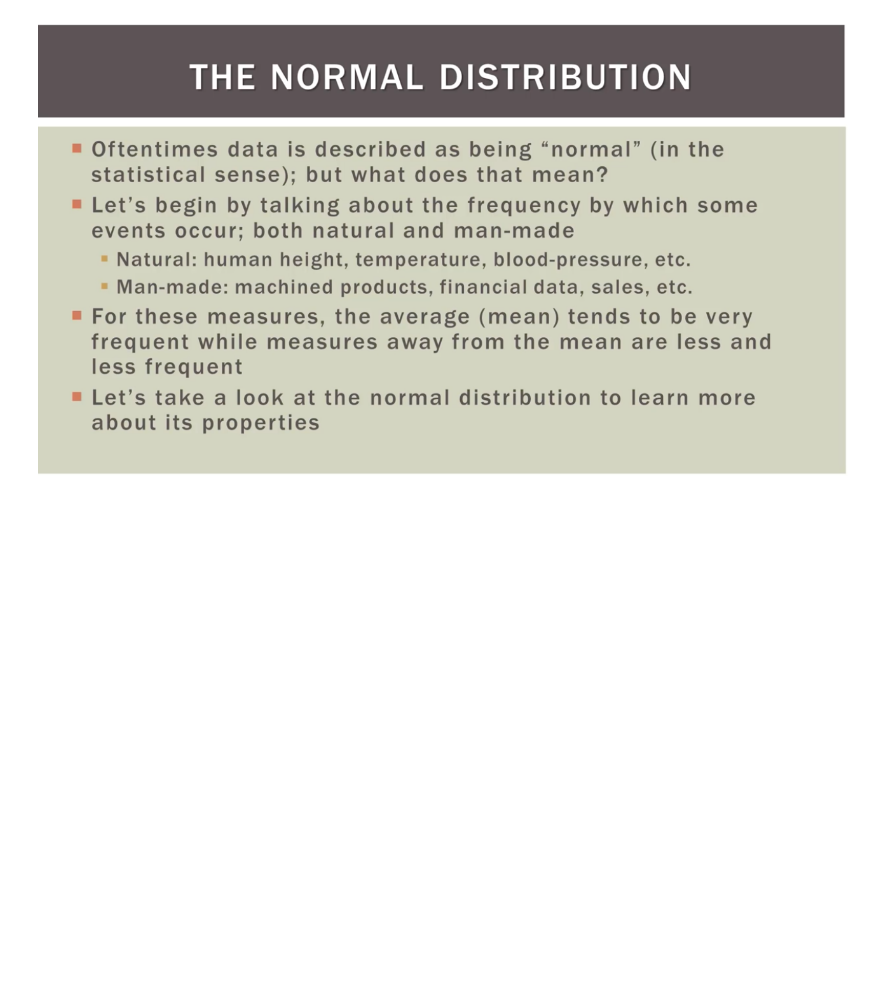
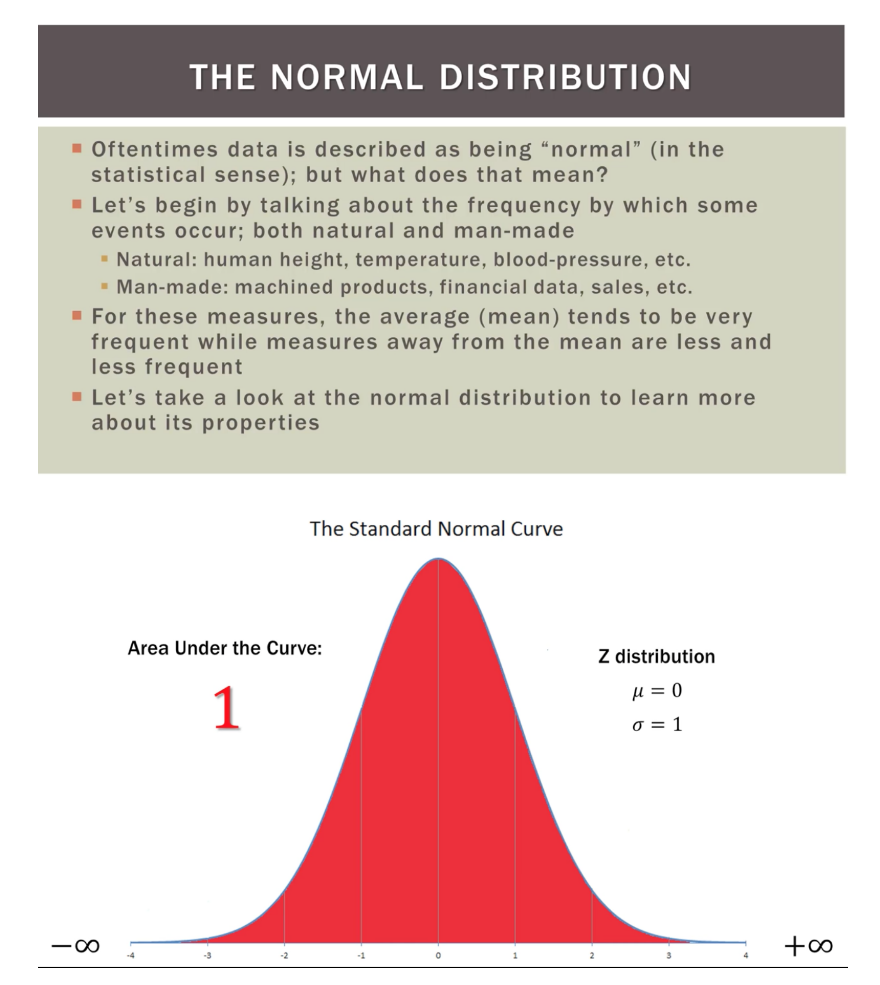
Before and after one commit to jmandivarapu1/Statistics_Python_ML, a Jupyter notebook: 04.Normal Distrubution.ipynb, the cells around one changed output. Cells and saved outputs as stored; diff of their text form; code cells hidden in the pictures; blank space fills up the shorter version.

```diff
--- a/04.Normal Distrubution.ipynb
+++ b/04.Normal Distrubution.ipynb
@@ -20,3 +20,7 @@ we can only find the probability on specific interval only
 Image('./Images/ND1.png')
 # %% [output]
 [figure]
+# %%
+Image('./Images/NDSP.png')
+# %% [output]
+[figure, added]
```
Also changed, not shown: parts of 1 cell of this notebook, 15 other files.
